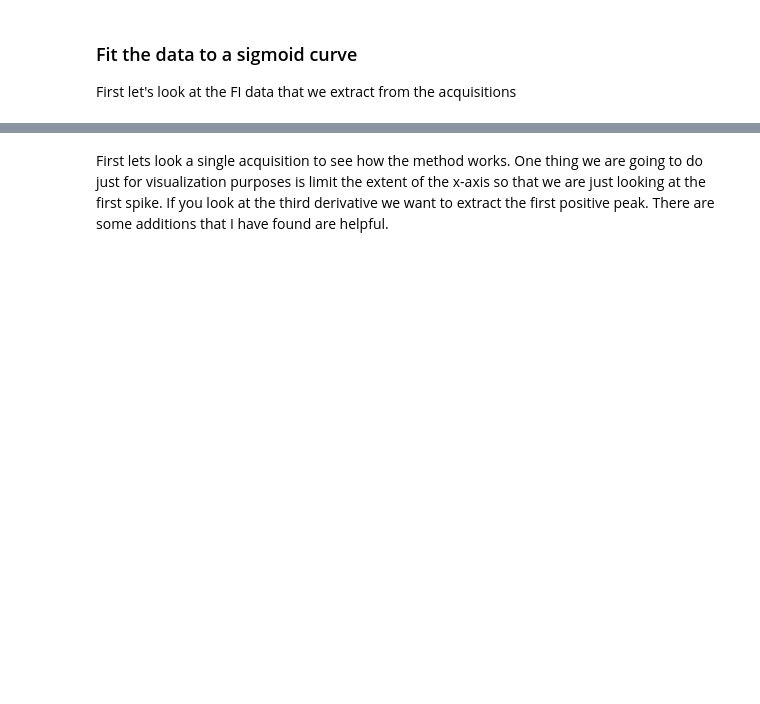
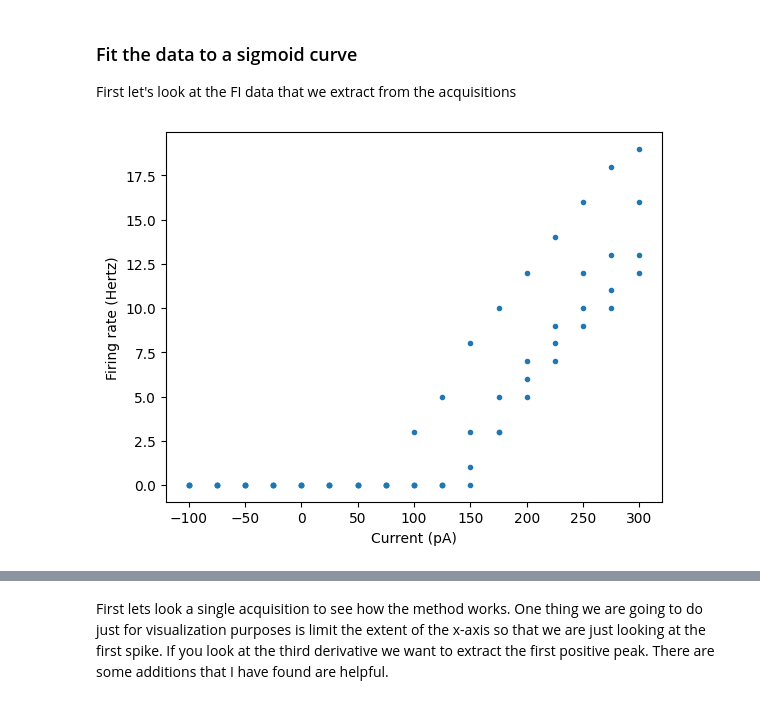
Before and after one commit to LarsHenrikNelson/PatchClampHandbook, a Jupyter notebook: nb/current_clamp.ipynb, the cells around one changed output, grey strips where cells are left out. Drawn from its saved outputs; the diff is of its cells as text; code cells hidden in the pictures; blank space fills up the shorter version.

```diff
--- a/nb/current_clamp.ipynb
+++ b/nb/current_clamp.ipynb
@@ -314,20 +316,23 @@ First let's look at the FI data that we extract from the acquisitions
 # %%
 spike_analysis = {"acqs": [], "hertz": [], "current": []}
 time = (pulse_end - pulse_start) / 10000
 
+fig, ax = plt.subplots()
 for acq_num, acq in exp_dict.items():
     voltages = acq["array"]
     peaks, _ = signal.find_peaks(
         voltages[pulse_start:pulse_end],
         height=-10,
         prominence=10,
     )
     spike_analysis["acqs"].append(acq_num)
     spike_analysis["hertz"].append(len(peaks))
     spike_analysis["current"].append(acq["pulse_amp"])
-plt.plot(spike_analysis["current"], spike_analysis["hertz"], ".")
-plt.ylabel("Firing rate (Hz)")
-plt.xlabel("Current (pA)")
+ax.plot(spike_analysis["current"], spike_analysis["hertz"], ".")
+ax.set_ylabel("Firing rate (Hertz)")
+_ = ax.set_xlabel("Current (pA)")
+# %% [output]
+[figure, added]
 # %%
 p, _ = optimize.curve_fit(sigmoid, spike_analysis["current"], spike_analysis["hertz"])
 fit_x = np.linspace(
```
Also changed, not shown: parts of 11 cells of this notebook, 7 other files.
